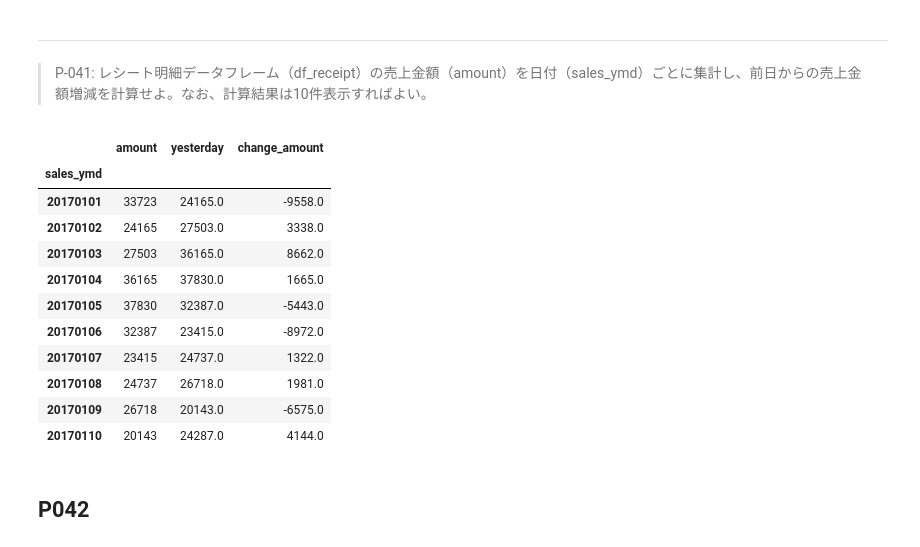
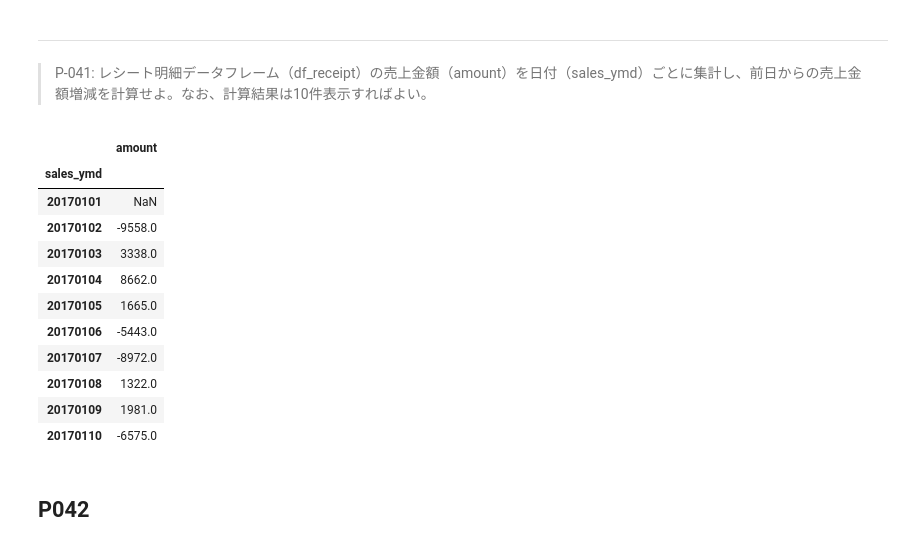
Before and after one commit to okusama27/koan, a Jupyter notebook: 100knock/submit/kame-chan/100_knock_Python(kame-chan).ipynb, the cells around one changed output. Saved outputs shown, nothing was run; the diff lists cells and outputs as text; code cells hidden in the pictures.

```diff
--- a/100knock/submit/kame-chan/100_knock_Python(kame-chan).ipynb
+++ b/100knock/submit/kame-chan/100_knock_Python(kame-chan).ipynb
@@ -991,24 +993,25 @@ len(df_product) * len(df_store)
 ---
 > P-041: レシート明細データフレーム（df_receipt）の売上金額（amount）を日付（sales_ymd）ごとに集計し、前日からの売上金額増減を計算せよ。なお、計算結果は10件表示すればよい。
 # %%
-df41 = df_receipt.groupby("sales_ymd")[["amount"]].sum()
-df41 = df41.sort_index()
-df41["yesterday"] = df41[["amount"]].shift(-1)
-df41["change_amount"] = df41["yesterday"] - df41["amount"]
+df41 = df_receipt.groupby("sales_ymd")[["amount"]].sum().diff()
+# df41 = df_receipt.groupby("sales_ymd")[["amount"]].sum()
+# df41 = df41.sort_index()
+# df41["yesterday"] = df41[["amount"]].shift(1)
+# df41["change_amount"] = df41["amount"] - df41["yesterday"]
 df41.head(10)
 # %% [output]
-|  | amount | yesterday | change_amount |
-| sales_ymd |  |  |  |
-| 20170101 | 33723 | 24165.0 | -9558.0 |
-| 20170102 | 24165 | 27503.0 | 3338.0 |
-| 20170103 | 27503 | 36165.0 | 8662.0 |
-| 20170104 | 36165 | 37830.0 | 1665.0 |
-| 20170105 | 37830 | 32387.0 | -5443.0 |
-| 20170106 | 32387 | 23415.0 | -8972.0 |
-| 20170107 | 23415 | 24737.0 | 1322.0 |
-| 20170108 | 24737 | 26718.0 | 1981.0 |
-| 20170109 | 26718 | 20143.0 | -6575.0 |
-| 20170110 | 20143 | 24287.0 | 4144.0 |
+|  | amount |
+| sales_ymd |  |
+| 20170101 | NaN |
+| 20170102 | -9558.0 |
+| 20170103 | 3338.0 |
+| 20170104 | 8662.0 |
+| 20170105 | 1665.0 |
+| 20170106 | -5443.0 |
+| 20170107 | -8972.0 |
+| 20170108 | 1322.0 |
+| 20170109 | 1981.0 |
+| 20170110 | -6575.0 |
 # %% [markdown]
 ## P042
 # %% [markdown]
```
Also changed, not shown: parts of 7 cells of this notebook.
